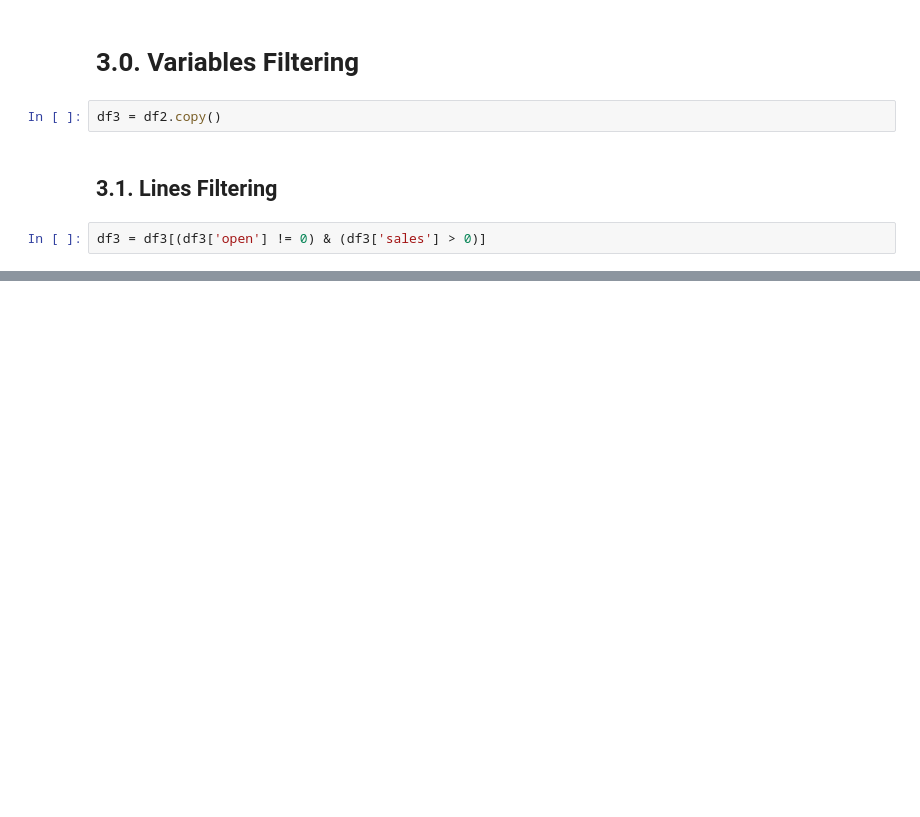
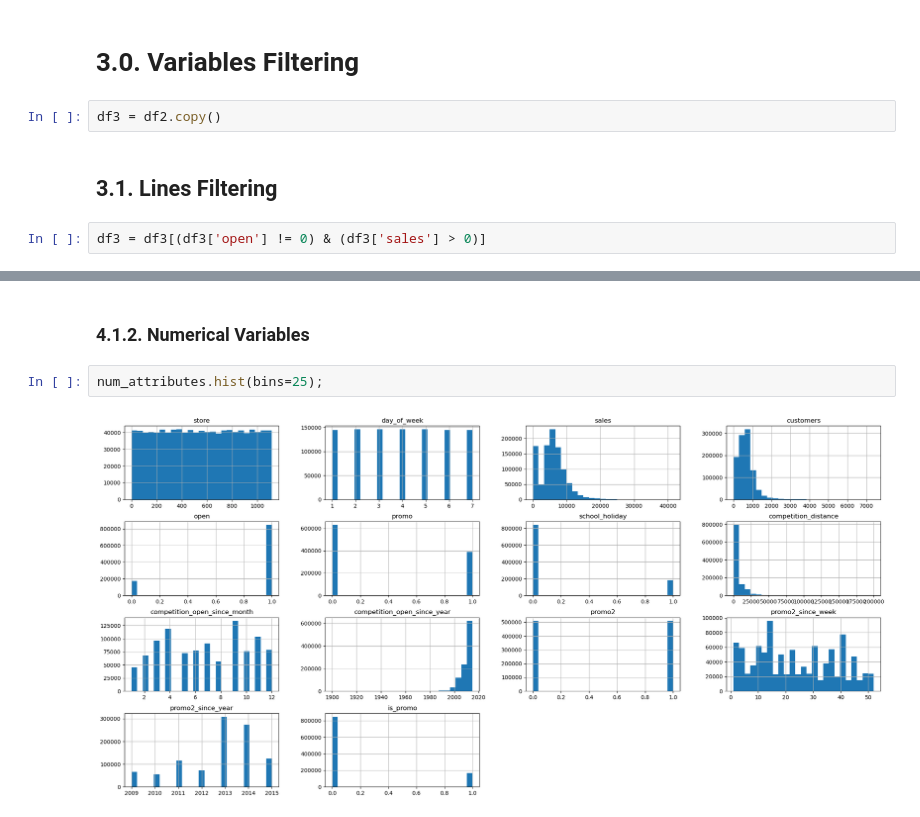
Before and after one commit to Jtani/project-rossmann_sales, a Jupyter notebook: rossman-project.ipynb, the cells around one changed output, grey strips where cells are left out. Cells and saved outputs as stored; diff of their text form; blank space fills up the shorter version.

```diff
--- a/rossman-project.ipynb
+++ b/rossman-project.ipynb
@@ -458,0 +475,6 @@ Index(['store', 'day_of_week', 'date', 'sales', 'customers', 'open', 'promo',
+# %% [markdown]
+### 4.1.2. Numerical Variables
+# %%
+num_attributes.hist(bins=25);
+# %% [output]
+[figure, added]
```
Also changed, not shown: parts of 69 cells of this notebook.
